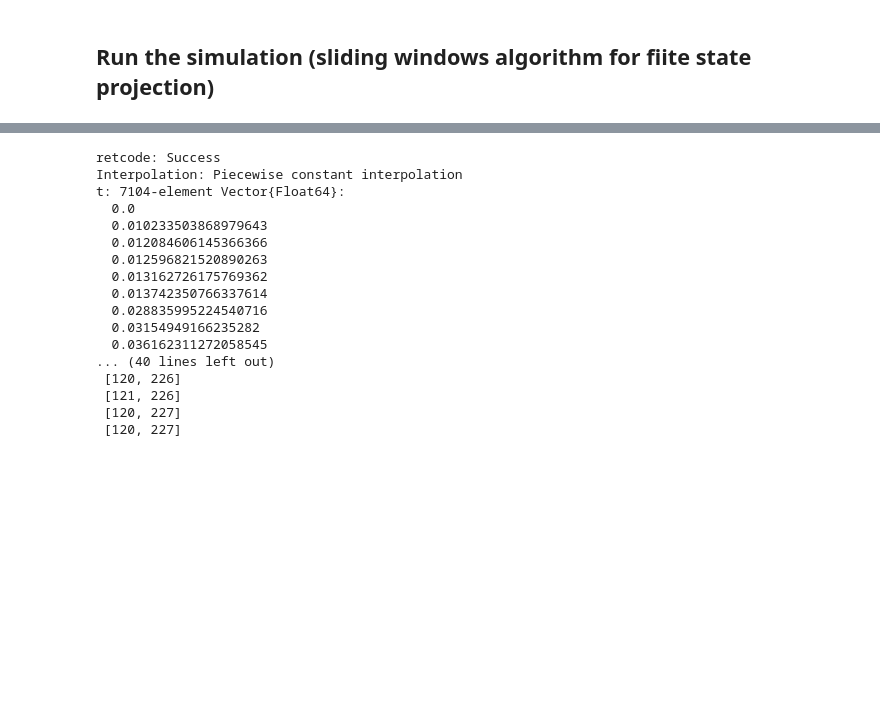
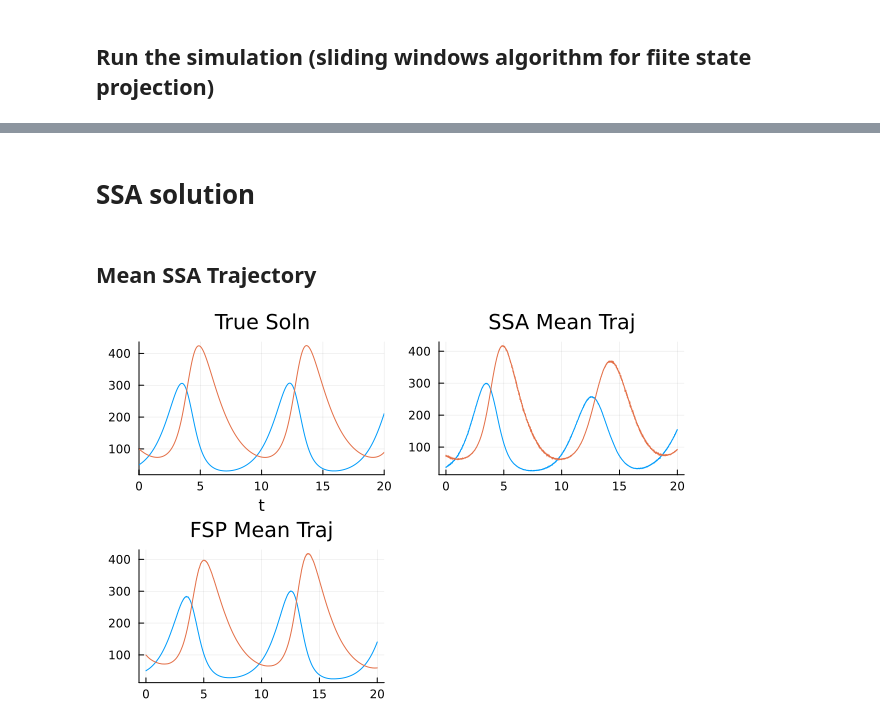
Before and after one commit to AdityaDendukuri/DiscreteStochasticSimulation, a Jupyter notebook: examples/lotka_volterra_notebook.ipynb, the cells around one changed output, grey strips where cells are left out. Cells and saved outputs as stored; diff of their text form; code cells hidden in the pictures; blank space fills up the shorter version.

Commit message:
improved visualization

```diff
--- a/examples/lotka_volterra_notebook.ipynb
+++ b/examples/lotka_volterra_notebook.ipynb
@@ -136,0 +96,11 @@ plot(sol)
+# %%
+cart2vec(x) = [Tuple(x)...]
+points = cart2vec.(CartesianIndices(sol[1, :, :]))
+sol_mean = @showprogress map(1:length(T)) do i
+    local vals =  points .* sol[i, :, :]
+    sum([vals...])
+end
+
+x = [sol_mean[i][1] for i ∈ 1:length(sol_mean)]
+y = [sol_mean[i][2] for i ∈ 1:length(sol_mean)]
+fsp_mean_sol = hcat(x, y)
@@ -137,22 +139,35 @@ plot(sol)
+# %%
+ode = ODEProblem(rn, u0, tspan, ps)
+rsol = solve(ode, saveat=0.01);
+# %% [markdown]
+# SSA solution
 # %%
+using JumpProcesses
+
 jinput = JumpInputs(rn, u0, tspan, ps)
 jprob = JumpProblem(jinput)
-jump_sol = solve(jprob,  SSAStepper(), saveat=0.1)
+
+n_trajs = 1000
+ssa_trajs = map(1:n_trajs) do _
+    solve(jprob,  SSAStepper(); saveat=0.1)
+end;
-# %% [output]
-retcode: Success
-Interpolation: Piecewise constant interpolation
-t: 7104-element Vector{Float64}:
-  0.0
-  0.010233503868979643
-  0.012084606145366366
-  0.012596821520890263
-  0.013162726175769362
-  0.013742350766337614
-  0.028835995224540716
-  0.03154949166235282
-  0.036162311272058545
-... (40 lines left out)
- [120, 226]
- [121, 226]
- [120, 227]
- [120, 227]
+# %% [markdown]
+## Mean SSA Trajectory
+# %%
+ssa_mean = zeros(length(T), length(ssa_trajs[1].u[1]))
+for i in 1:length(T)-1
+    for (j, traj) in enumerate(ssa_trajs)
+        idxs = findall( (traj.t .> T[i]) .& (traj.t .< T[i+1]))
+        if length(idxs) > 0
+            ssa_mean[i, :] .+= sum(traj.u[idxs]) / length(idxs)
+        end
+    end
+    ssa_mean[i, :] ./= length(ssa_trajs)
+end
+# %%
+p1=plot(rsol, title="True Soln", legend=false)
+p2=plot(collect(T[1:end-1]), ssa_mean[1:end-1, :], title="SSA Mean Traj", legend=false)
+p3=plot(collect(T[1:end]), fsp_mean_sol[1:end, :], title="FSP Mean Traj", legend=false)
+plot(p1, p2, p3)
+# %% [output]
+[figure, added]
```
Also changed, not shown: parts of 11 cells of this notebook, 2 other files.
